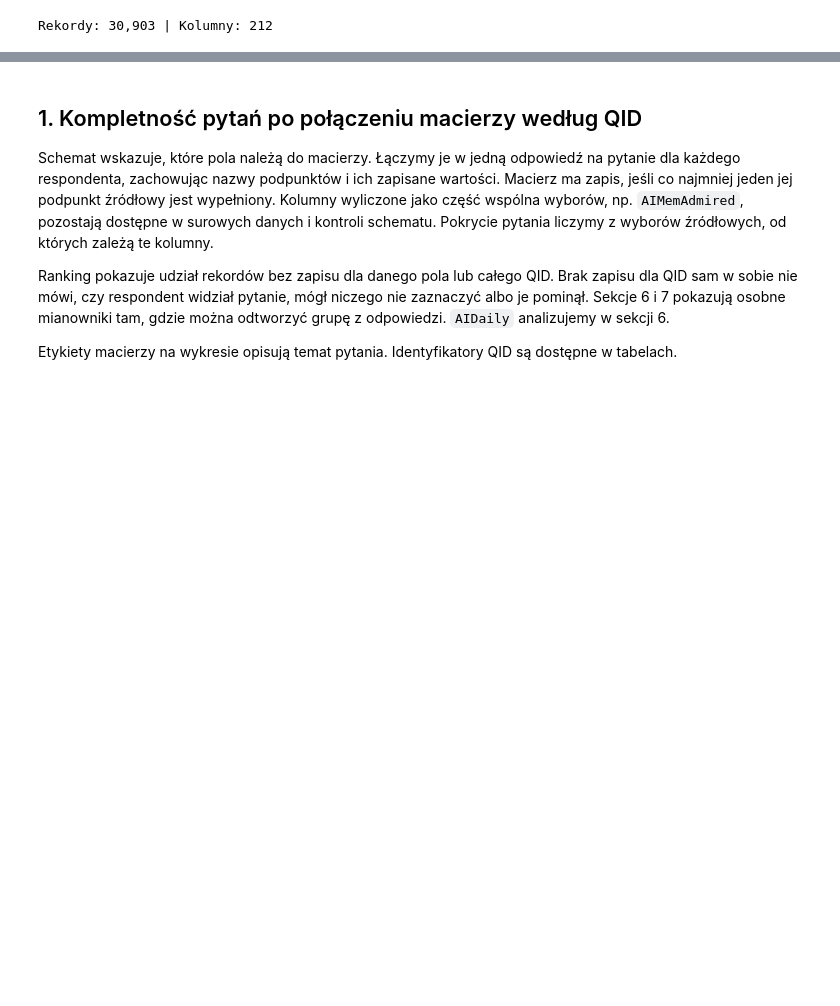
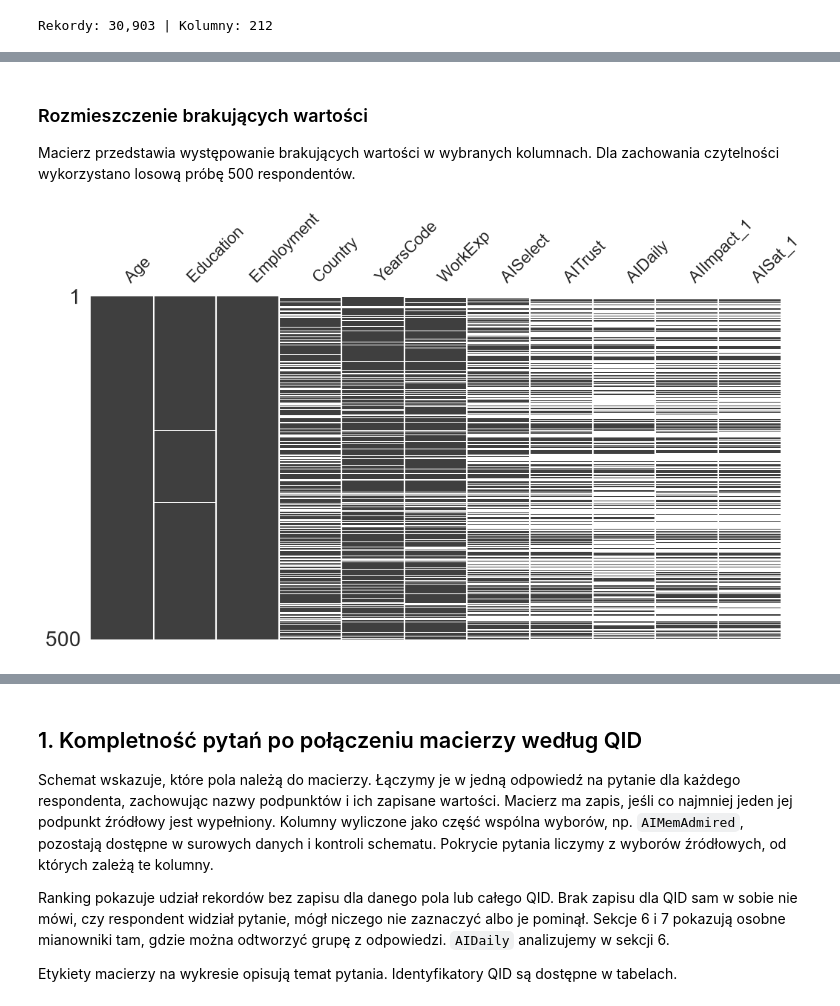
Before and after one commit to jlabuda191/AD_Python_Stack2026, a Jupyter notebook: notebooks/03_analiza_brakow_2026.ipynb, the cells around one changed output, grey strips where cells are left out. Drawn from its saved outputs; the diff is of its cells as text; code cells hidden in the pictures; blank space fills up the shorter version.

```diff
--- a/notebooks/03_analiza_brakow_2026.ipynb
+++ b/notebooks/03_analiza_brakow_2026.ipynb
@@ -49,0 +103,14 @@ Rekordy: 30,903 | Kolumny: 212
+# %% [markdown]
+### Rozmieszczenie brakujących wartości
+
+Macierz przedstawia występowanie brakujących wartości w wybranych kolumnach. Dla zachowania czytelności wykorzystano losową próbę 500 respondentów.
+# %%
+
+msno.matrix(
+    dane_missingno.sample(n=500, random_state=42),
+    figsize=(12, 6),
+    sparkline=False
+)
+plt.show()
+# %% [output]
+[figure, added]
```
Also changed, not shown: parts of 24 cells of this notebook, 4 other files.
